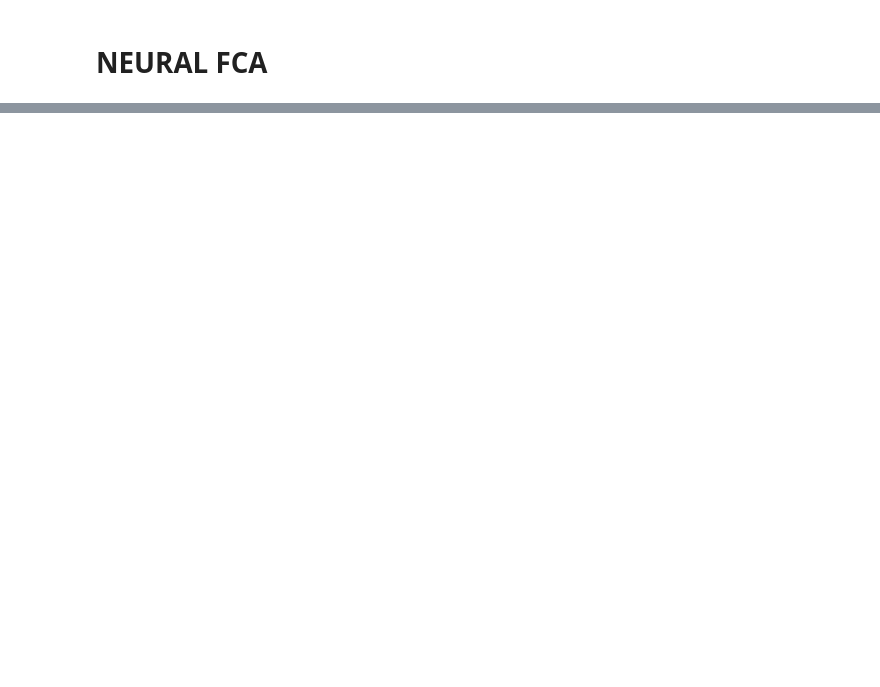
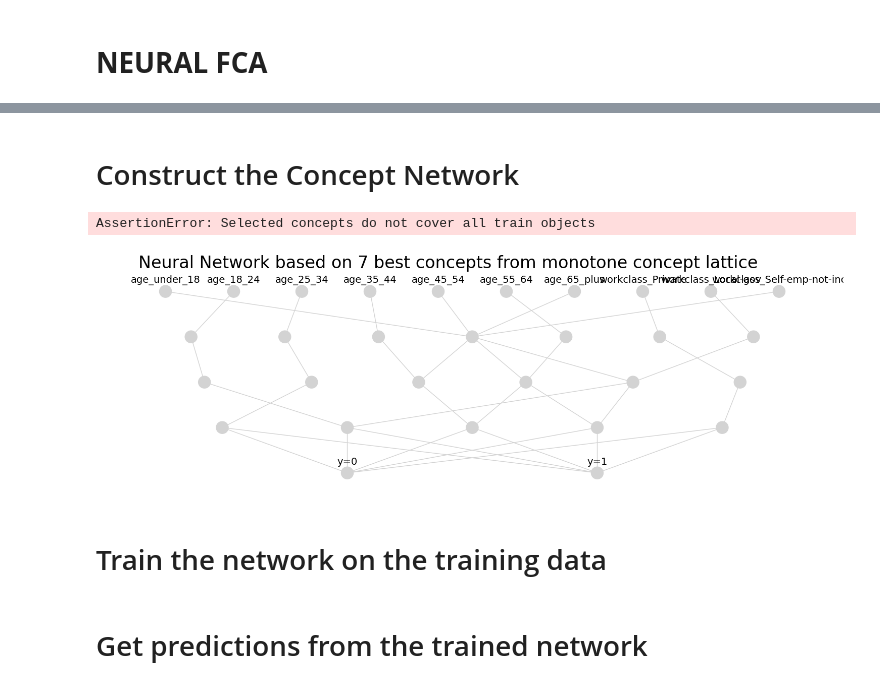
Before and after one commit to AsadKhalil/NeuralFCA, a Jupyter notebook: OSDA_Project.ipynb, the cells around one changed output, grey strips where cells are left out. Saved outputs shown, nothing was run; the diff lists cells and outputs as text; code cells hidden in the pictures; blank space fills up the shorter version.

Commit message:
Neural FCA

```diff
--- a/OSDA_Project.ipynb
+++ b/OSDA_Project.ipynb
@@ -629,0 +707,4 @@ from '/content/neural_lib.py' import *
+# %%
+# Generate the monotone concept lattice
+L = ConceptLattice.from_context(K_train, is_monotone=True)
+print(f'Lattice has {len(L)} concepts.')
@@ -629,0 +719,14 @@ from '/content/neural_lib.py' import *
+# %%
+from sklearn.metrics import f1_score
+
+# Calculate F1 scores for each concept in the lattice
+f1_scores = []
+for c in L:
+    y_preds = np.zeros(K_train.n_objects)
+    y_preds[list(c.extent_i)] = 1
+    f1 = f1_score(y_train, y_preds)
+    f1_scores.append(f1)
+
+# Display the top 7 best concepts
+best_concepts = np.argsort(f1_scores)[::-1][:7]
+print(f'Best concepts: {best_concepts}')
@@ -629,0 +755,30 @@ from '/content/neural_lib.py' import *
+# %% [markdown]
+# Construct the Concept Network
+# %%
+import neural_lib as nl  # Assuming neural_lib is available
+
+# Create a concept network from the lattice and selected best concepts
+targets = sorted(set(y_train))  # The unique values in the target variable
+cn = nl.ConceptNetwork.from_lattice(L, best_concepts, targets)
+# %%
+# Ensure that selected concepts cover all training objects
+assert len({g_i for c in L[best_concepts] for g_i in c.extent_i}) == K_train.n_objects, "Selected concepts do not cover all train objects"
+# %% [output]
+AssertionError: Selected concepts do not cover all train objects
+# %%
+# Setup visualization for the neural network architecture
+vis = LineVizNx(node_label_font_size=14, node_label_func=lambda el_i, P: nl.neuron_label_func(el_i, P, set(cn.attributes)) + '\n\n')
+# %%
+fig, ax = plt.subplots(figsize=(15, 5))
+vis.draw_poset(
+    cn.poset, ax=ax,
+    flg_node_indices=False,
+    node_label_func=lambda el_i, P: nl.neuron_label_func(el_i, P, set(cn.attributes), only_new_attrs=True) + '\n\n'
+)
+plt.title('Neural Network based on 7 best concepts from monotone concept lattice', loc='left', x=0.05, size=24)
+plt.tight_layout()
+plt.show()
+# %% [output]
+[figure, added]
+# %% [markdown]
+# Train the network on the training data
@@ -629,0 +788,2 @@ from '/content/neural_lib.py' import *
+# %% [markdown]
+# Get predictions from the trained network
```
Also changed, not shown: parts of 37 cells of this notebook, 2 other files.
